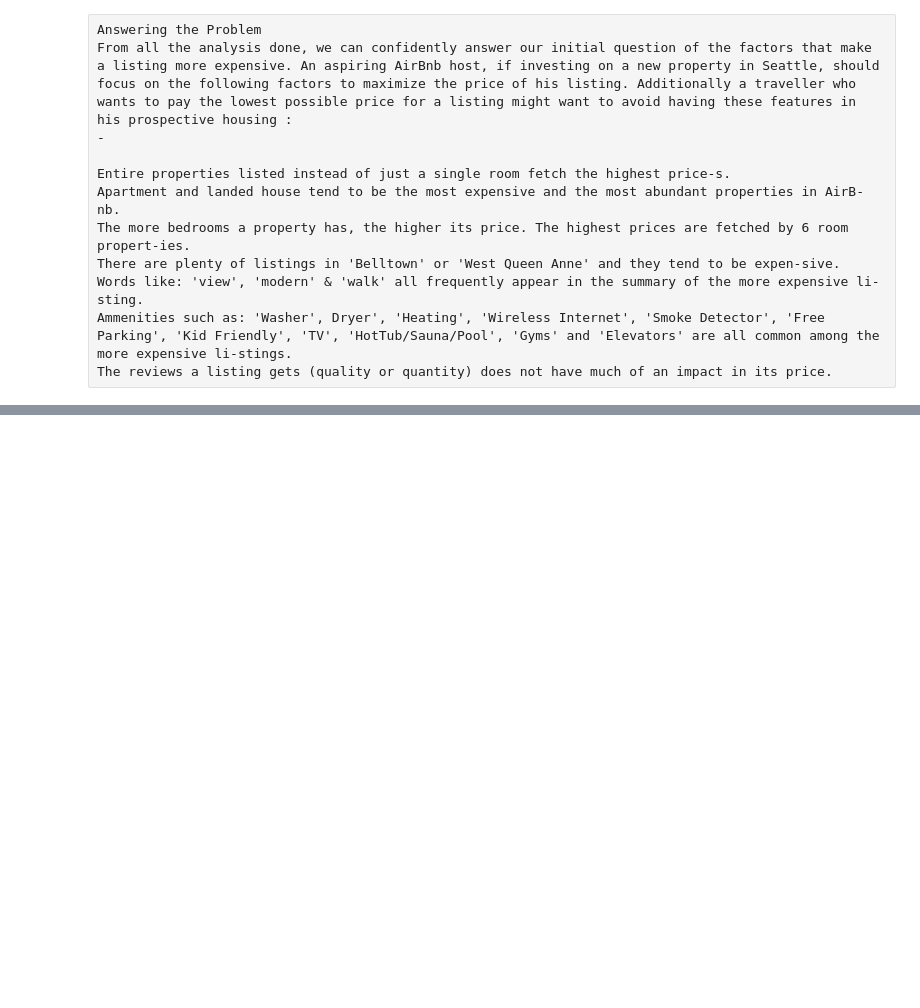
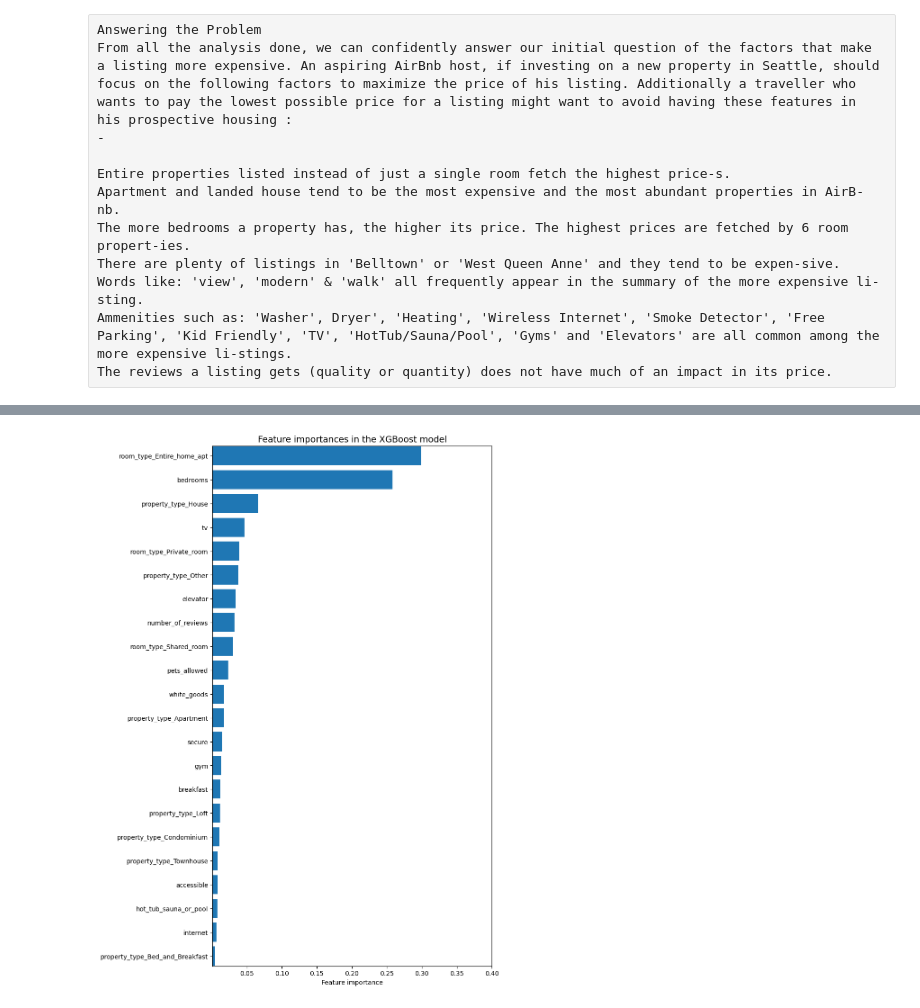
Before and after one commit to MohamedHussein-X/Airbnb-Listings, a Jupyter notebook: ML-Models.ipynb, the cells around one changed output, grey strips where cells are left out. Saved outputs shown, nothing was run; the diff lists cells and outputs as text; code cells hidden in the pictures; blank space fills up the shorter version.

```diff
--- a/ML-Models.ipynb
+++ b/ML-Models.ipynb
@@ -364,0 +421,5 @@ The reviews a listing gets (quality or quantity) does not have much of an impact
+# %%
+# Weightage/Importance of each variable
+ft_weights_xgb_reg = pd.DataFrame(xgb_reg.feature_importances_, columns=['weight'], index=X_train.columns)
+ft_weights_xgb_reg.sort_values('weight', inplace=True)
+ft_weights_xgb_reg
@@ -364,0 +444,11 @@ The reviews a listing gets (quality or quantity) does not have much of an impact
+# %%
+# Plotting feature importances
+plt.figure(figsize=(8,15))
+plt.barh(ft_weights_xgb_reg.index, ft_weights_xgb_reg.weight, align='center')
+plt.title("Feature importances in the XGBoost model", fontsize=14)
+plt.xlabel("Feature importance")
+plt.margins(y=0.001)
+plt.xlim(0.001, 0.4)
+plt.show()
+# %% [output]
+[figure, added]
```
Also changed, not shown: parts of 26 cells of this notebook, 1 other file.
